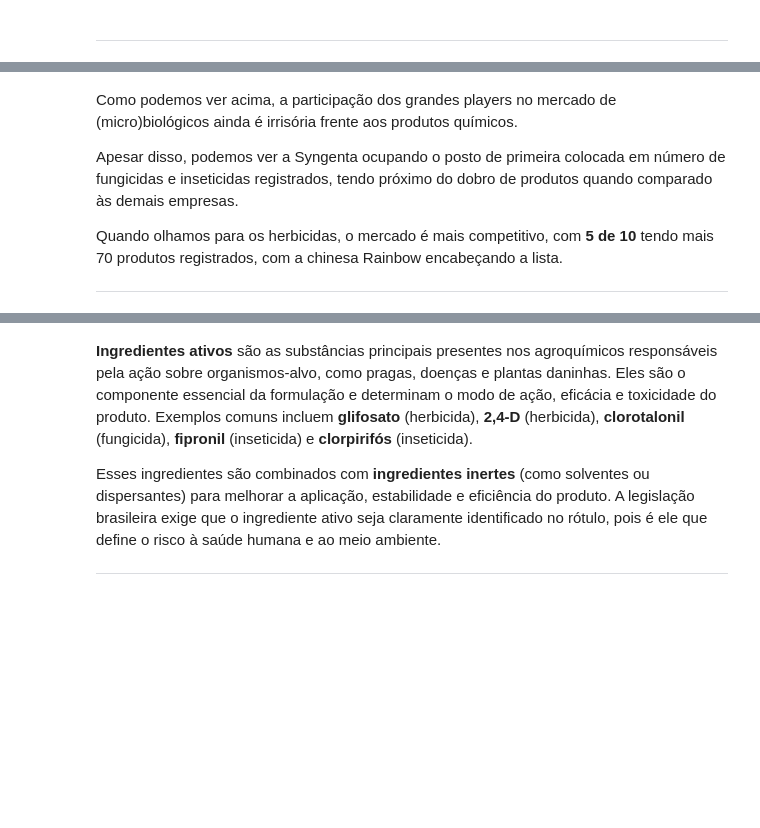
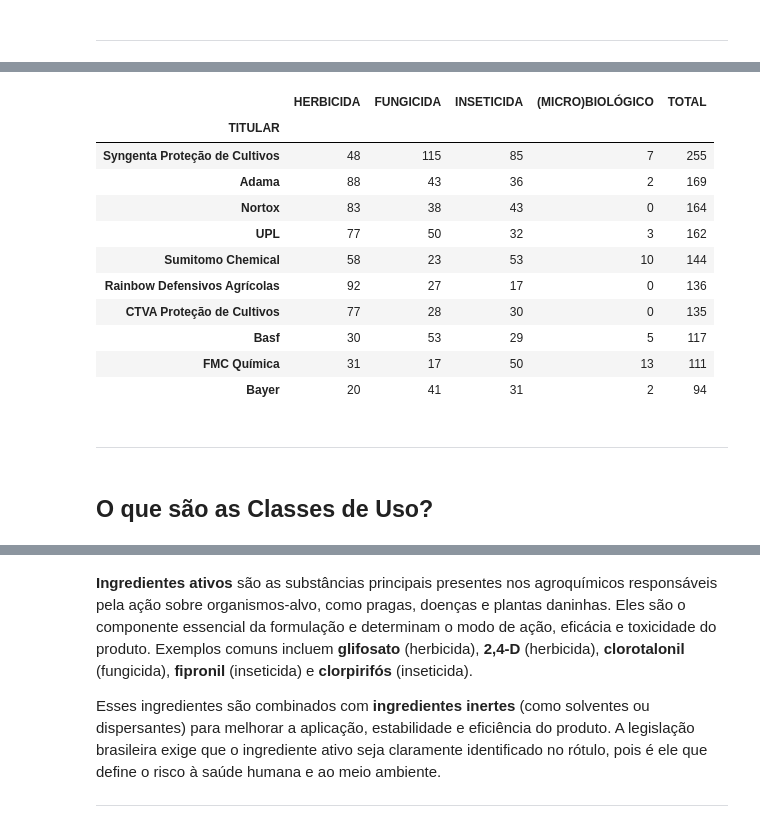
Before and after one commit to luan-vsd/Analise-Agrofit, a Jupyter notebook: notebooks/agrofit.ipynb, the cells around one changed output, grey strips where cells are left out. Cells and saved outputs as stored; diff of their text form; code cells hidden in the pictures; blank space fills up the shorter version.

```diff
--- a/notebooks/agrofit.ipynb
+++ b/notebooks/agrofit.ipynb
@@ -210,26 +212,19 @@ classes
 # %%
-# Contagem de quais empresas tem mais de 70 herbicidas
-herb = (classes['HERBICIDA'].head(10) >= 70).sum()
-
-display(Markdown(f'''\n
-
-Como podemos ver acima, a participação dos grandes players no mercado de (micro)biológicos ainda é irrisória frente aos produtos químicos.
-
-Apesar disso, podemos ver a Syngenta ocupando o posto de primeira colocada em número de fungicidas e inseticidas registrados, tendo próximo do dobro de produtos quando comparado às demais empresas.
-
-Quando olhamos para os herbicidas, o mercado é mais competitivo, com **{herb} de 10** tendo mais 70 produtos registrados, com a chinesa Rainbow encabeçando a lista.\n\n
-
----'''))
+classes
 # %% [output]
-
-
-
-Como podemos ver acima, a participação dos grandes players no mercado de (micro)biológicos ainda é irrisória frente aos produtos químicos.
-
-Apesar disso, podemos ver a Syngenta ocupando o posto de primeira colocada em número de fungicidas e inseticidas registrados, tendo próximo do dobro de produtos quando comparado às demais empresas.
-
-Quando olhamos para os herbicidas, o mercado é mais competitivo, com **5 de 10** tendo mais 70 produtos registrados, com a chinesa Rainbow encabeçando a lista.
-
-
-
----
+|  | HERBICIDA | FUNGICIDA | INSETICIDA | (MICRO)BIOLÓGICO | TOTAL |
+| TITULAR |  |  |  |  |  |
+| Syngenta Proteção de Cultivos | 48 | 115 | 85 | 7 | 255 |
+| Adama | 88 | 43 | 36 | 2 | 169 |
+| Nortox | 83 | 38 | 43 | 0 | 164 |
+| UPL | 77 | 50 | 32 | 3 | 162 |
+| Sumitomo Chemical | 58 | 23 | 53 | 10 | 144 |
+| Rainbow Defensivos Agrícolas | 92 | 27 | 17 | 0 | 136 |
+| CTVA Proteção de Cultivos | 77 | 28 | 30 | 0 | 135 |
+| Basf | 30 | 53 | 29 | 5 | 117 |
+| FMC Química | 31 | 17 | 50 | 13 | 111 |
+| Bayer | 20 | 41 | 31 | 2 | 94 |
+# %% [markdown]
+---
+# %% [markdown]
+## O que são as Classes de Uso?
```
Also changed, not shown: parts of 117 cells of this notebook.
